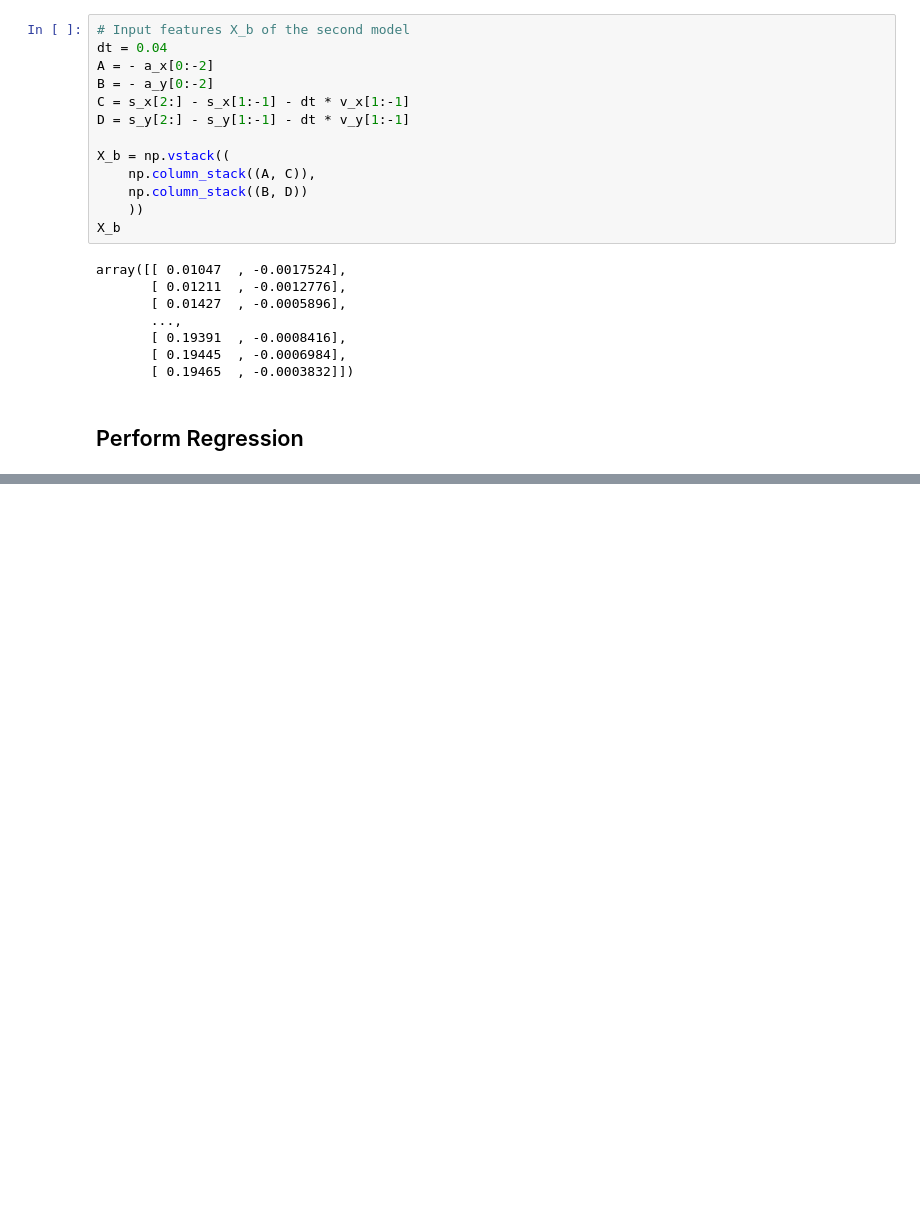
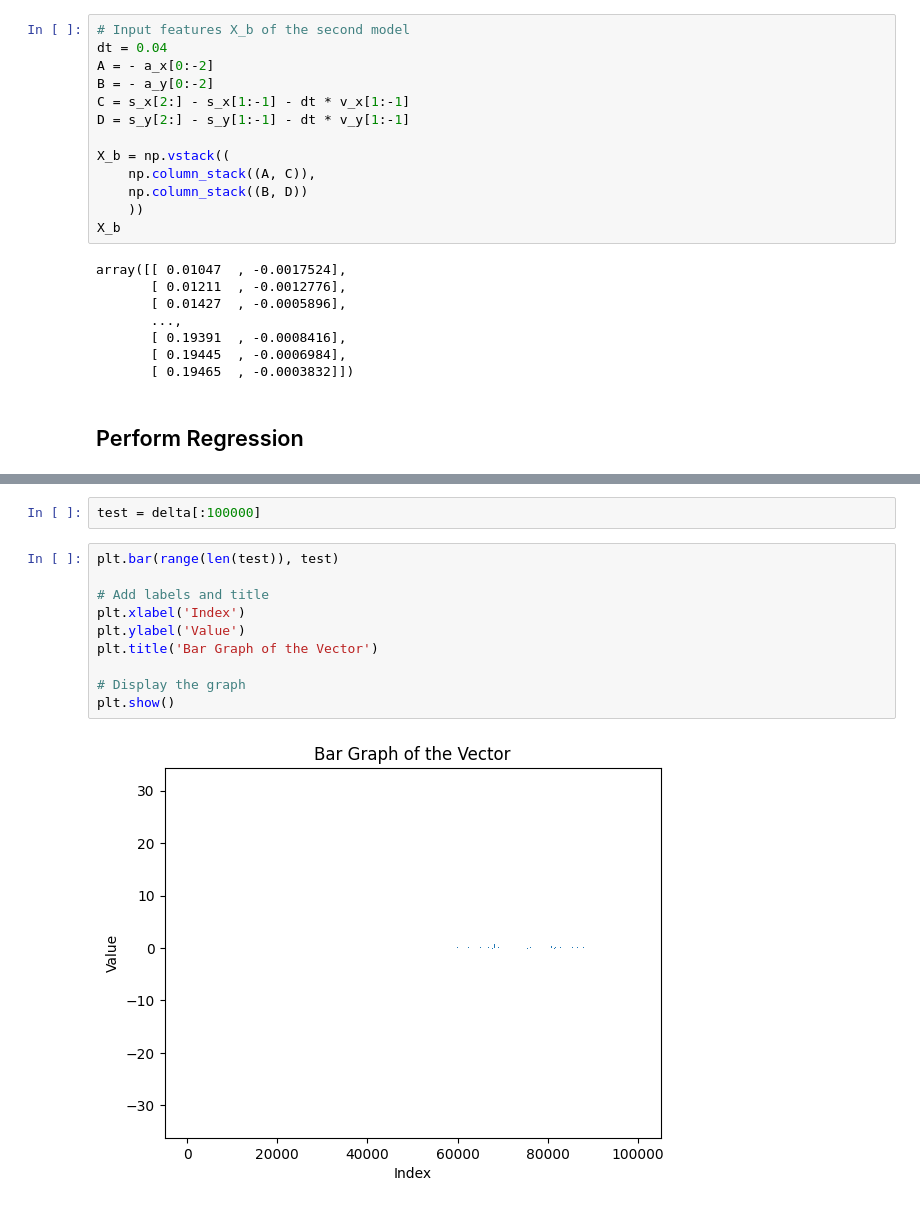
Before and after one commit to avocadoali/social_ai_practical_course, a Jupyter notebook: src/modeling/acceleration_model_4.ipynb, the cells around one changed output, grey strips where cells are left out. Cells and saved outputs as stored; diff of their text form; blank space fills up the shorter version.

```diff
--- a/src/modeling/acceleration_model_4.ipynb
+++ b/src/modeling/acceleration_model_4.ipynb
@@ -176,0 +290,14 @@ Coefficients:
+# %%
+test = delta[:100000]
+# %%
+plt.bar(range(len(test)), test)
+
+# Add labels and title
+plt.xlabel('Index')
+plt.ylabel('Value')
+plt.title('Bar Graph of the Vector')
+
+# Display the graph
+plt.show()
+# %% [output]
+[figure, added]
```
Also changed, not shown: parts of 24 cells of this notebook, 16 other files.
